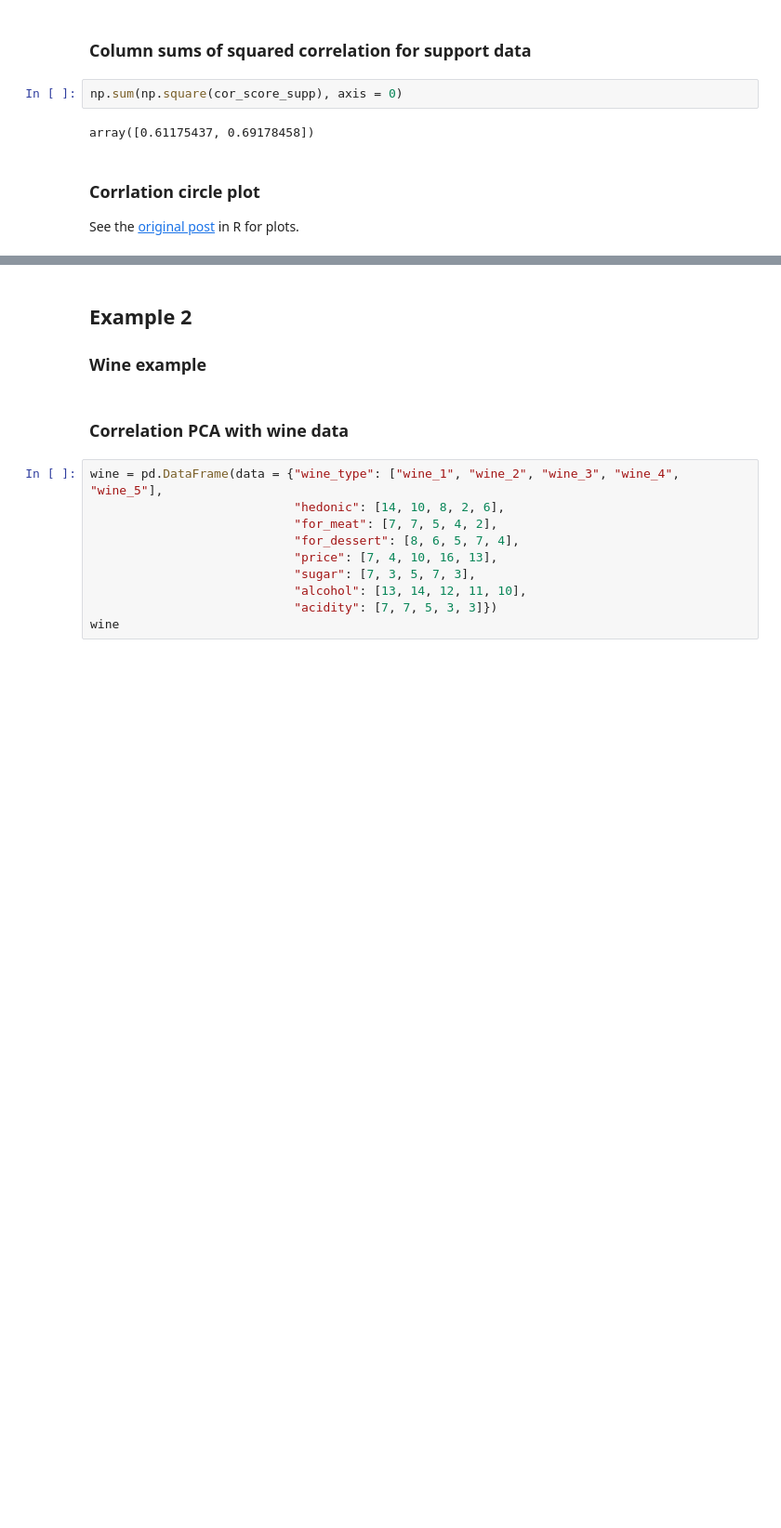
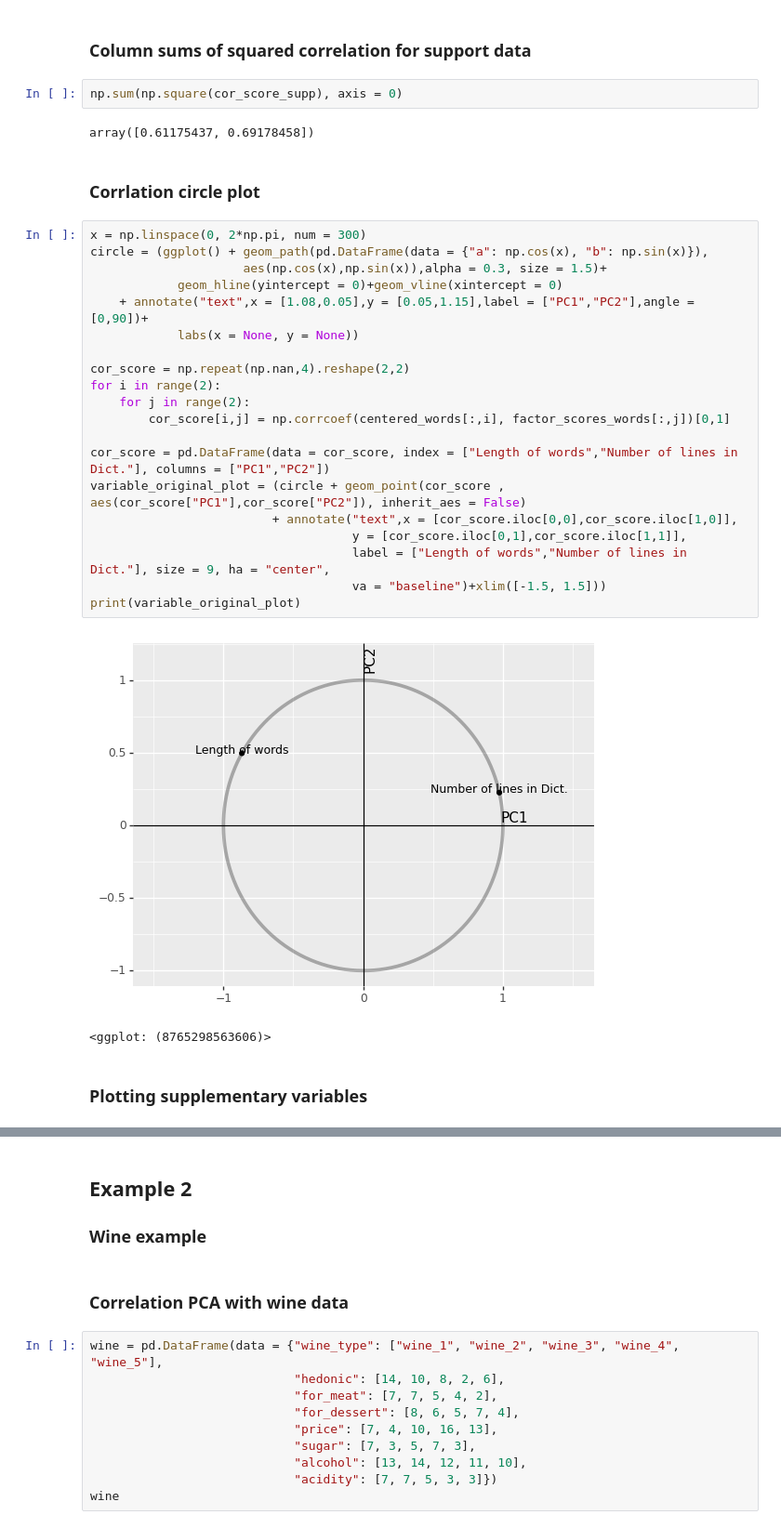
Before and after one commit to biswajitsahoo1111/cbm_codes_open, a Jupyter notebook: notebooks/PCA_Abdi_in_python.ipynb, the cells around one changed output, grey strips where cells are left out. Shown: that part at 93% size. Drawn from its saved outputs; the diff is of its cells as text; blank space fills up the shorter version.

```diff
--- a/notebooks/PCA_Abdi_in_python.ipynb
+++ b/notebooks/PCA_Abdi_in_python.ipynb
@@ -299,6 +392,30 @@ array([[0.09071503, 0.48992975],
 np.sum(np.square(cor_score_supp), axis = 0)
 # %% [output]
 array([0.61175437, 0.69178458])
-# %% [markdown]
-### Corrlation circle plot
-See the [original post](https://biswajitsahoo1111.github.io/post/principal-component-analysis-part-iii/) in R for plots.
+# %% [markdown]
+### Corrlation circle plot
+# %%
+x = np.linspace(0, 2*np.pi, num = 300)
+circle = (ggplot() + geom_path(pd.DataFrame(data = {"a": np.cos(x), "b": np.sin(x)}),
+                     aes(np.cos(x),np.sin(x)),alpha = 0.3, size = 1.5)+
+            geom_hline(yintercept = 0)+geom_vline(xintercept = 0)
+    + annotate("text",x = [1.08,0.05],y = [0.05,1.15],label = ["PC1","PC2"],angle = [0,90])+
+            labs(x = None, y = None))
+
+cor_score = np.repeat(np.nan,4).reshape(2,2)
+for i in range(2):
+    for j in range(2):
+        cor_score[i,j] = np.corrcoef(centered_words[:,i], factor_scores_words[:,j])[0,1]
+
+cor_score = pd.DataFrame(data = cor_score, index = ["Length of words","Number of lines in Dict."], columns = ["PC1","PC2"])
+variable_original_plot = (circle + geom_point(cor_score , aes(cor_score["PC1"],cor_score["PC2"]), inherit_aes = False)
+                         + annotate("text",x = [cor_score.iloc[0,0],cor_score.iloc[1,0]],
+                                    y = [cor_score.iloc[0,1],cor_score.iloc[1,1]],
+                                    label = ["Length of words","Number of lines in Dict."], size = 9, ha = "center",
+                                    va = "baseline")+xlim([-1.5, 1.5]))
+print(variable_original_plot)
+# %% [output]
+[figure, added]
+<ggplot: (8765298563606)>
+# %% [markdown]
+### Plotting supplementary variables
```
Also changed, not shown: parts of 39 cells of this notebook.
